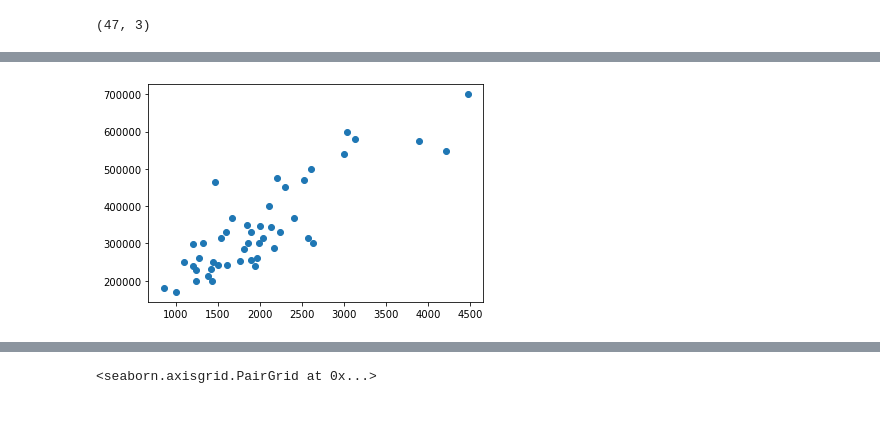
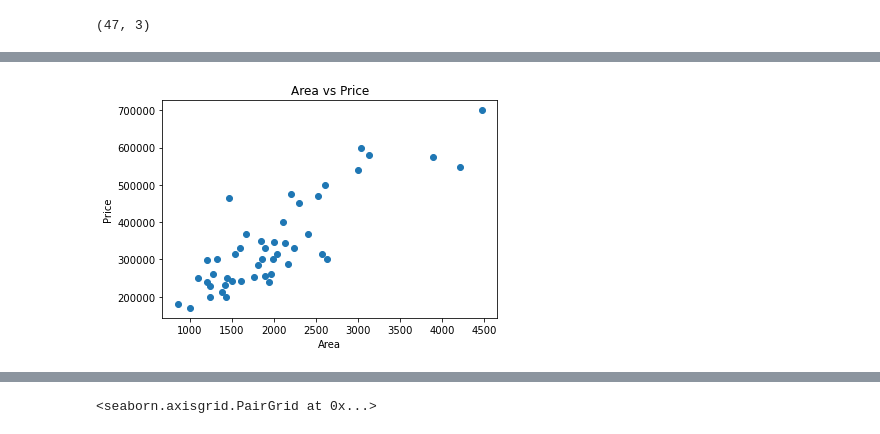
Before and after one commit to ananyachibber21/Machine-Learning-with-Python, a Jupyter notebook: House Price Prediction/House Price Prediction .ipynb, the cells around one changed output, grey strips where cells are left out. Drawn from its saved outputs; the diff is of its cells as text; code cells hidden in the pictures.

```diff
--- a/House Price Prediction/House Price Prediction .ipynb
+++ b/House Price Prediction/House Price Prediction .ipynb
@@ -33,8 +47,9 @@ y = pd.DataFrame(dataset['price'])
 # %%
-# Data Visualization
+# Data Visualization using Scatter Plot
 plt.scatter(x,y)
-x_label = "Area"
-y_label = "Price"
+plt.title("Area vs Price")
+plt.xlabel("Area")
+plt.ylabel("Price")
 plt.show()
 # %% [output]
-[figure, old version]
+[figure, new version]
```
Also changed, not shown: parts of 14 cells of this notebook.
